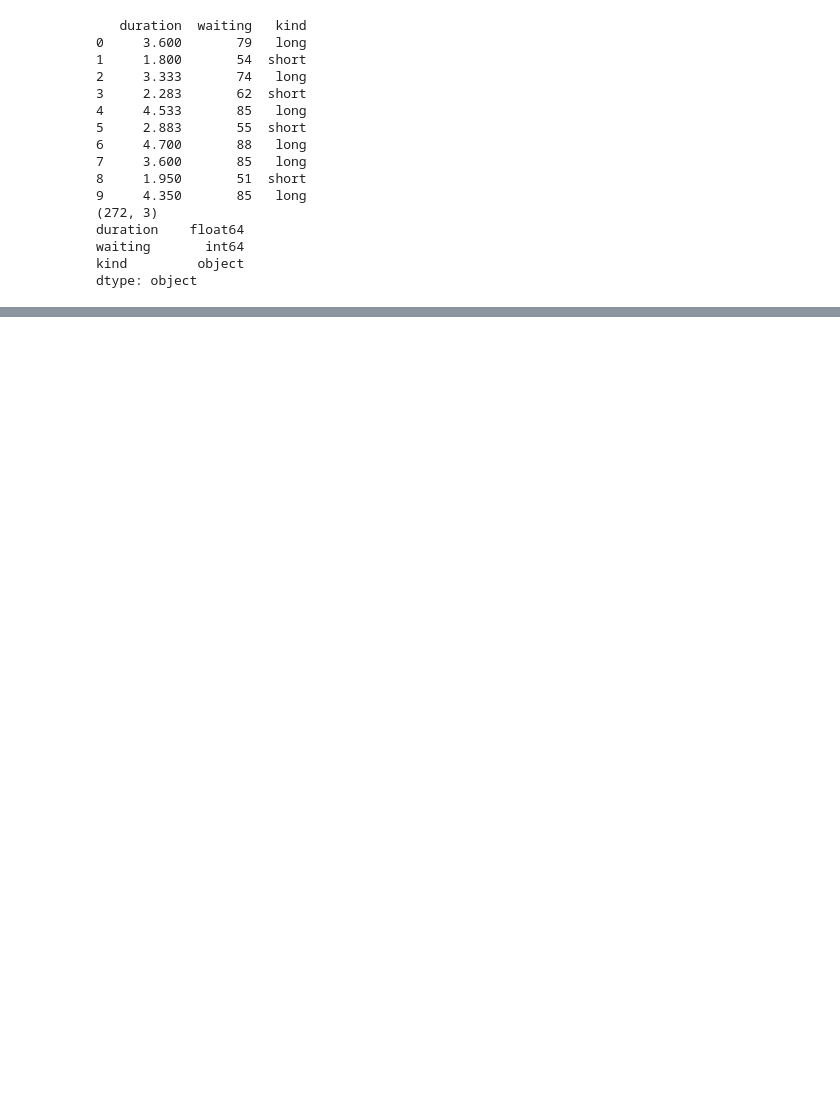
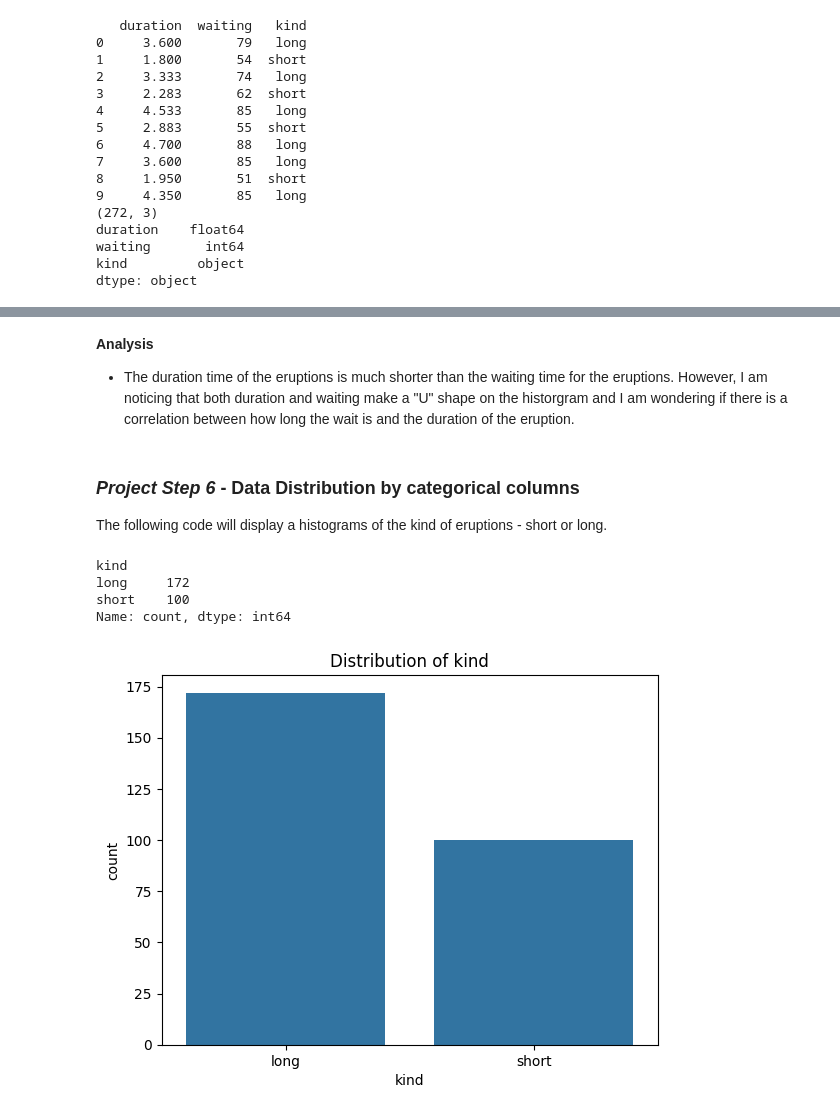
Before and after one commit to sapapesh/datafun-06-eda, a Jupyter notebook: showard_eda.ipynb, the cells around one changed output, grey strips where cells are left out. Saved outputs shown, nothing was run; the diff lists cells and outputs as text; code cells hidden in the pictures; blank space fills up the shorter version.

```diff
--- a/showard_eda.ipynb
+++ b/showard_eda.ipynb
@@ -47,0 +97,26 @@ dtype: object
+# %% [markdown]
+**Analysis**
+
+* The duration time of the eruptions is much shorter than  the waiting time for the eruptions.  However, I am noticing that both duration and waiting make a "U" shape on the historgram and I am wondering if there is a correlation between how long the wait is and the duration of the eruption.
+# %% [markdown]
+### *Project Step 6* - Data Distribution by categorical columns
+The following code will display a histograms of the kind of eruptions - short or long.
+# %%
+# Inspect value counts by categorical column
+print(df['kind'].value_counts())
+
+# Inspect value counts for all categorical columns
+for col in df.select_dtypes(include=['object', 'category']).columns:
+    # Display count plot
+    sns.countplot(x=col, data=df)
+    plt.title(f'Distribution of {col}')
+    plt.show()
+
+# Show all plots
+plt.show()
+# %% [output]
+kind
+long     172
+short    100
+Name: count, dtype: int64
+[figure, added]
```
Also changed, not shown: parts of 18 cells of this notebook.
